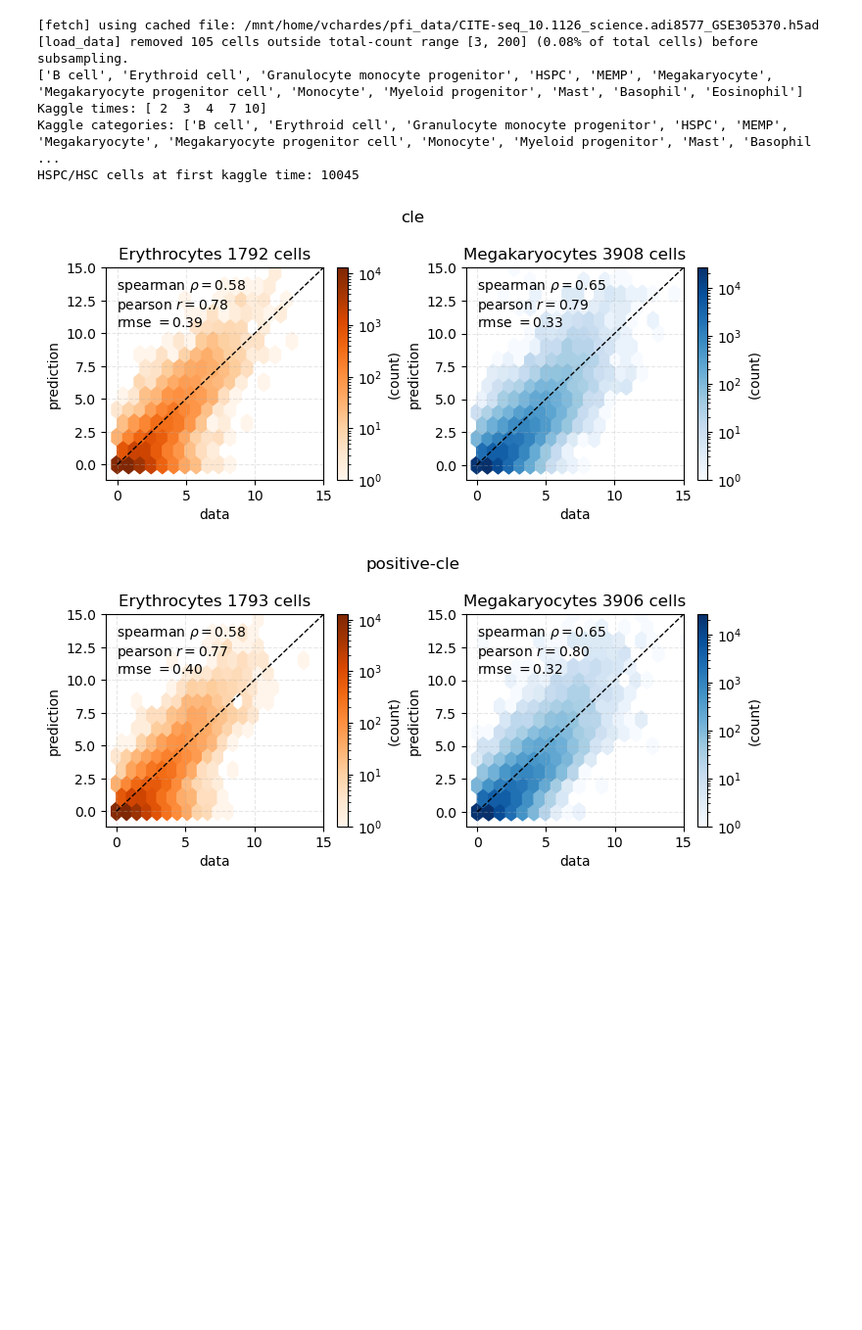
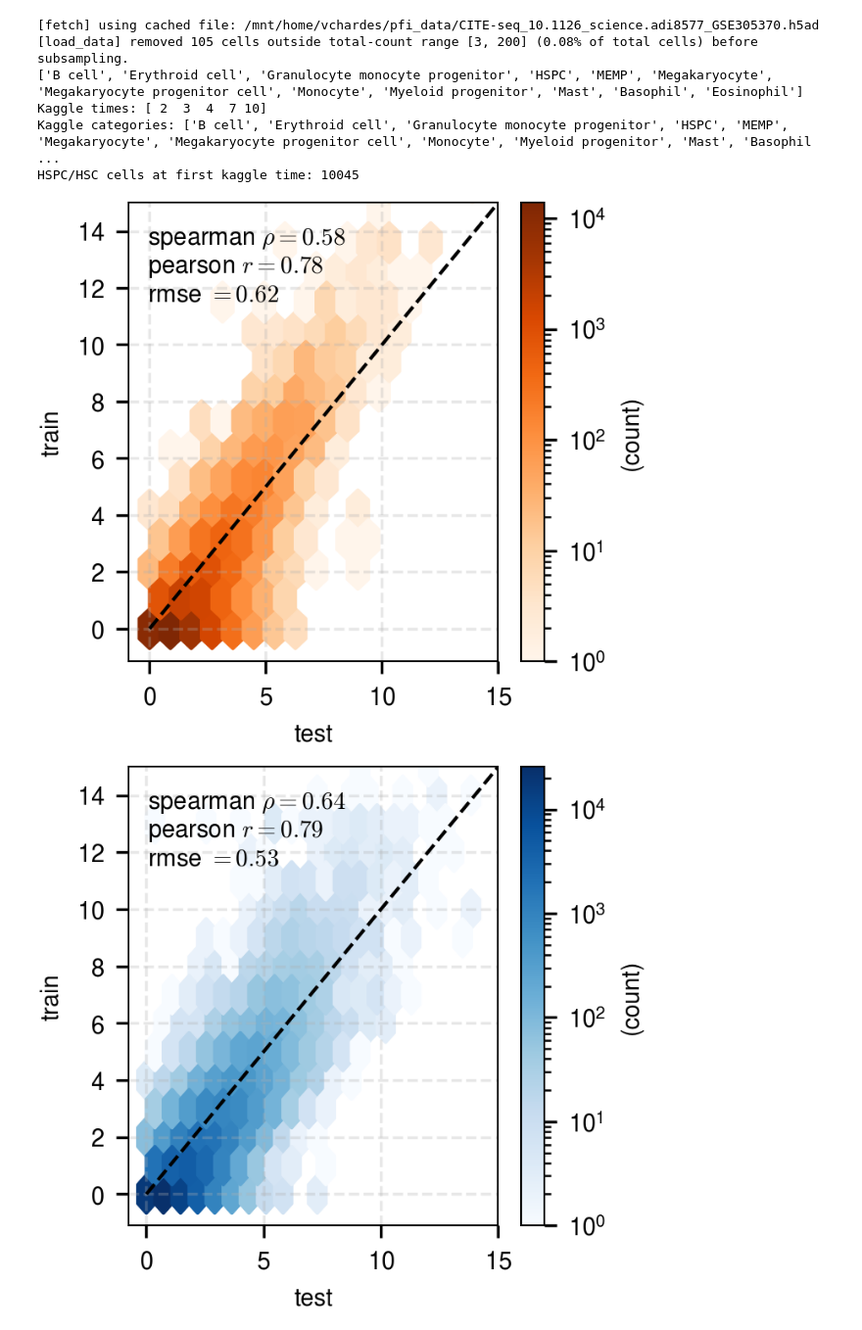
Before and after one commit to vchz/pfi, a Jupyter notebook: examples/hsc_generalization_sample.ipynb, the cells around one changed output. Shown at 98% size. Saved outputs shown, nothing was run; the diff lists cells and outputs as text; code cells hidden in the pictures; blank space fills up the shorter version.

```diff
--- a/examples/hsc_generalization_sample.ipynb
+++ b/examples/hsc_generalization_sample.ipynb
@@ -49,13 +92,15 @@ X shape: (33000, 24) ndim: 23 times: [ 0  2  4  6  8 11]
 from pfi.score.models import DSMScore
 score_reg = make_score_estimator(
     score_model=DSMScore(
-            sizes=[128, 128, 128, 128],
+            sizes=[128, 128, 128],
             net_cls=SpectralNormDNN,
             seed=seed,
             activation=nn.ELU(),
             noise_lvl=0.01,
-            feature_norm=None,
-            batch_norm="zscore",
+            feature_norm=False,
+            batch_norm=False,
+            full=True,
+            dim_x=ndim,
         ),
     device=device,
     seed=seed,
@@ -197,6 +279,8 @@ for model_name, reg in flow_regs.items():
         pos=True,
     )
 
+
+
 t_ex = np.sort(np.unique(X[:, -1]))
 t0 = t_ex[0]
 X0 = X[np.isclose(X[:, -1], t0)]
@@ -210,7 +294,7 @@ for model_name, reg in flow_regs.items():
         else:
             dtk = float(tk - t0)
             gen = reg.sample(X0, Dt=dtk, stoch=True, dt=0.005, pos=True)
-        pred_by_model[model_name].append(gen[:, gata1_idx])
+        pred_by_model[model_name].append(gen)
 # %%
 # Stochastic interpolation
 import matplotlib.pyplot as plt
@@ -260,6 +344,7 @@ show = ['cle', 'positive-cle', 'multiplicative', 'ode']
 
 
 gata1_idx = genes.index('gata1')
+
 xmin = 0
 xmax = 20
 bins = np.arange(xmin, xmax, 1)
@@ -283,8 +368,9 @@ for ax, (k, tk) in zip(axes, enumerate(t_ex[1:], start=1)):
     for model_name in flow_regs.keys():
         if model_name in show:
             cfg = base_colors.get(model_name)
+            print(pred_by_model[model_name][k].shape)
             ax.hist(
-                pred_by_model[model_name][k],
+                pred_by_model[model_name][k][:,gata1_idx],
                 bins=bins,
                 density=False,
                 color=cfg,
@@ -313,7 +409,7 @@ from pfi.utils.data import get_hsc_network, evaluate_signed_network_auprc
 
 M, network_genes = get_hsc_network(genes)
 
-xis = np.linspace(0.5, 0.99, 10)
+xis = np.linspace(0.5, 0.95, 10)
 # subnetwork for the megakaryocytes
 focus_genes = ['gata1', 'gata2', 'fli1', 'zfpm1', 'tal1', 'klf1']
 focus_idx = np.array([genes.index(g) for g in focus_genes], dtype=int)
@@ -554,7 +648,8 @@ for model_name, reg in flow_regs.items():
 # Final-time generalization: per-model hexbin + correlation computation
 import matplotlib.pyplot as plt
 from pfi.utils.data import assign_OT, compute_correlations
-
+from examples.mpl_config import apply_mpl_config
+apply_mpl_config()
 train_categories = list(cell_types.cat.categories)
 train_ct_to_int = {ct: i for i, ct in enumerate(train_categories)}
 ind_Ery = np.where((ind_array[-1,] == train_ct_to_int['Ery1']) | (ind_array[-1,] == train_ct_to_int['Ery2']))[0]
@@ -590,47 +685,48 @@ for model_name in flow_regs.keys():
             'train': compute_correlations(x_ref_train[mask_train], y_train[mask_train]),
         }
 
-    fig, axes = plt.subplots(1, 2, figsize=(7.5, 3.4))
-    for ax, (group_name, inds, label, cmap_) in zip(
-        axes,
-        [
+
+    for group_name, inds, label, cmap_ in [
             ('erythrocytes', ind_Ery, 'Erythrocytes', 'Oranges'),
             ('megakaryocytes', ind_Meg, 'Megakaryocytes', 'Blues'),
-        ],
-    ):
+        ]:
+
+        fig, ax = plt.subplots()
         mask_test = np.isin(j_test, inds)
 
         all_xt = x_ref_test[mask_test].reshape(-1)
         all_xtp1 = y_test[mask_test].reshape(-1)
 
         hb = ax.hexbin(all_xt, all_xtp1, gridsize=20, cmap=cmap_, bins='log')
         cb = fig.colorbar(hb, ax=ax)
         cb.set_label('(count)')
 
         metrics = comparison[model_name][group_name]['test']
         ax.plot([0, xmax], [0, ymax], 'k--', lw=1)
         ax.set_xlim(xmax=xmax)
         ax.set_ylim(ymax=ymax)
-        ax.set_xlabel('data')
-        ax.set_ylabel('prediction')
-        ax.set_title(label+' %d cells' % mask_test.sum())
+        ax.set_xlabel('test')
+        ax.set_ylabel('train')
+        #ax.set_title(label+' %d cells' % mask_test.sum())
         ax.grid(True, linestyle='--', alpha=0.3)
         ax.text(
             0.05,
             0.95,
             rf"spearman $\rho = {metrics['spearman']:.2f}$"
             + "\n"
             + rf"pearson $r = {metrics['pearson']:.2f}$"
             + "\n"
             + rf"rmse $= {metrics['rmse_l2']:.2f}$",
             transform=ax.transAxes,
             ha='left',
             va='top',
         )
+        #ax.axis('equal')
+        fig.savefig('correlation_'+model_name+str(lx)+'_'+group_name+'.pdf', dpi = 300)
 
-    fig.suptitle(model_name)
-    plt.tight_layout()
+    #fig.suptitle(model_name)
+    #plt.tight_layout()
     plt.show()
 # %% [output]
-[figure, old version]
+[figure, new version]
-[figure, old version]
+[figure, new version]
```
Also changed, not shown: parts of 10 cells of this notebook, 7 other files.
